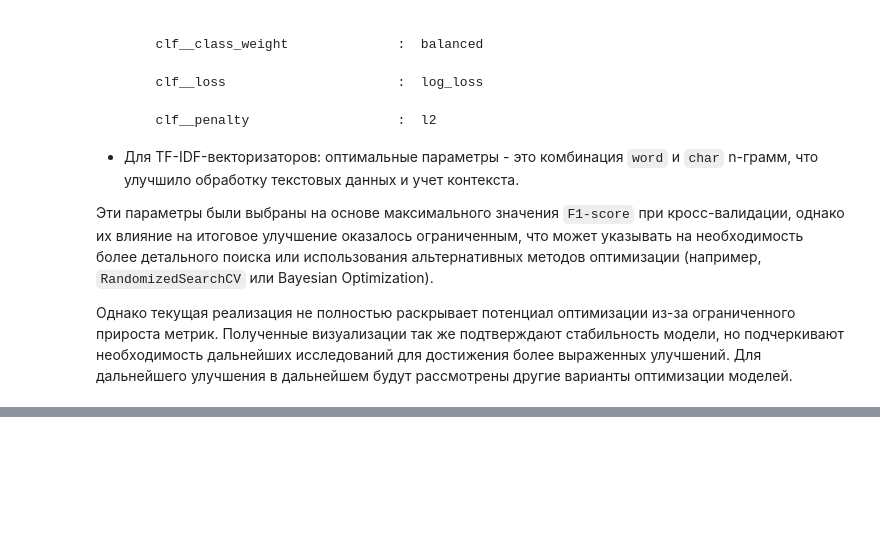
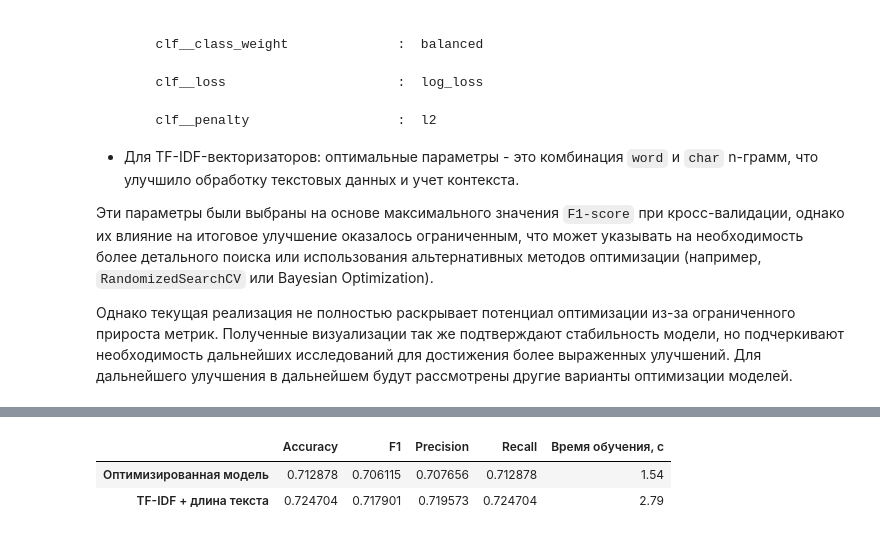
Before and after one commit to avseitsevad/Avseitseva_coursework_ML, a Jupyter notebook: notebook.ipynb, the cells around one changed output, grey strips where cells are left out. Saved outputs shown, nothing was run; the diff lists cells and outputs as text; code cells hidden in the pictures; blank space fills up the shorter version.

```diff
--- a/notebook.ipynb
+++ b/notebook.ipynb
@@ -589,10 +587,10 @@ param_grid = {
     # word-TF-IDF
     "vect__word__ngram_range":     [(1, 1), (1, 2)],
     "vect__word__max_features":    [20_000],
-    "vect__word__min_df":          [2],
-    "vect__word__sublinear_tf":    [True],
+    "vect__word__min_df":          [1, 2],
+    "vect__word__sublinear_tf":    [True, False],
     # char-TF-IDF
-    "vect__char__min_df":          [2],
+    "vect__char__min_df":          [1, 2],
     # SGD
     "clf__loss":                   ["log_loss"],
     "clf__penalty":                ["l2", "elasticnet"],
@@ -880,0 +984,43 @@ plt.show()
+# %%
+X_text_length = df[['text', 'text_length']]
+X_train_length, X_test_length, y_train, y_test = train_test_split(
+    X_text_length, y, test_size=0.2, random_state=42, stratify=y
+)
+# %%
+from sklearn.compose import ColumnTransformer
+from sklearn.preprocessing import StandardScaler
+
+# Предобработка через ColumnTransformer
+preprocessor = ColumnTransformer([
+    ("word", word_vect, "text"),
+    ("char", char_vect, "text"),
+    ("length", StandardScaler(), ["text_length"])
+])
+
+# Пайплайн TF-IDF + длина текста
+pipeline_length = Pipeline([
+    ("features", preprocessor),
+    ("clf", SGDClassifier(**clf_params))
+])
+
+start = time.time()
+pipeline_length.fit(X_train_length, y_train)
+time_length = time.time() - start
+y_pred_length = pipeline_length.predict(X_test_length)
+
+metrics_length = {
+    "Accuracy": accuracy_score(y_test, y_pred_length),
+    "F1": f1_score(y_test, y_pred_length, average="weighted"),
+    "Precision": precision_score(y_test, y_pred_length, average="weighted", zero_division=0),
+    "Recall": recall_score(y_test, y_pred_length, average="weighted"),
+    "Время обучения, с": round(time_length, 2)
+}
+
+comparison_df_92 = pd.DataFrame([metrics_after, metrics_length],
+    index=["Оптимизированная модель", "TF-IDF + длина текста"]
+)
+display(comparison_df_92)
+# %% [output]
+|  | Accuracy | F1 | Precision | Recall | Время обучения, с |
+| Оптимизированная модель | 0.712878 | 0.706115 | 0.707656 | 0.712878 | 1.54 |
+| TF-IDF + длина текста | 0.724704 | 0.717901 | 0.719573 | 0.724704 | 2.79 |
```
Also changed, not shown: parts of 41 cells of this notebook.
